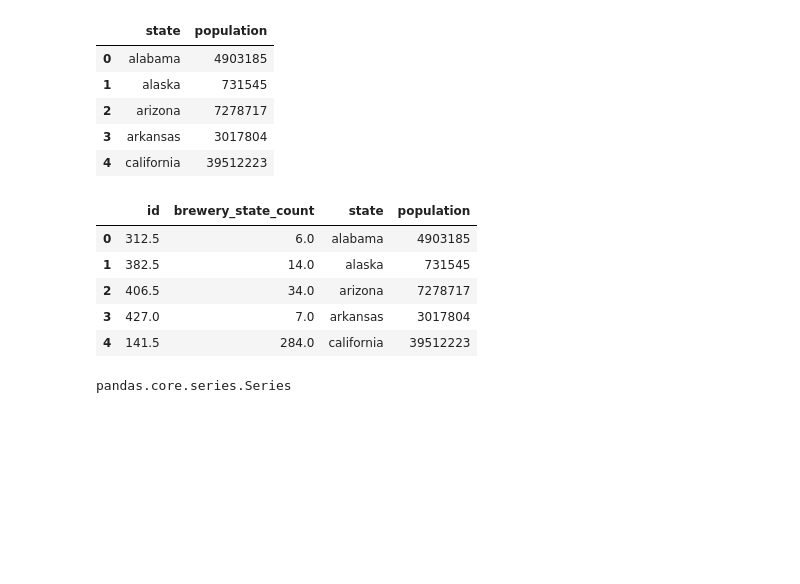
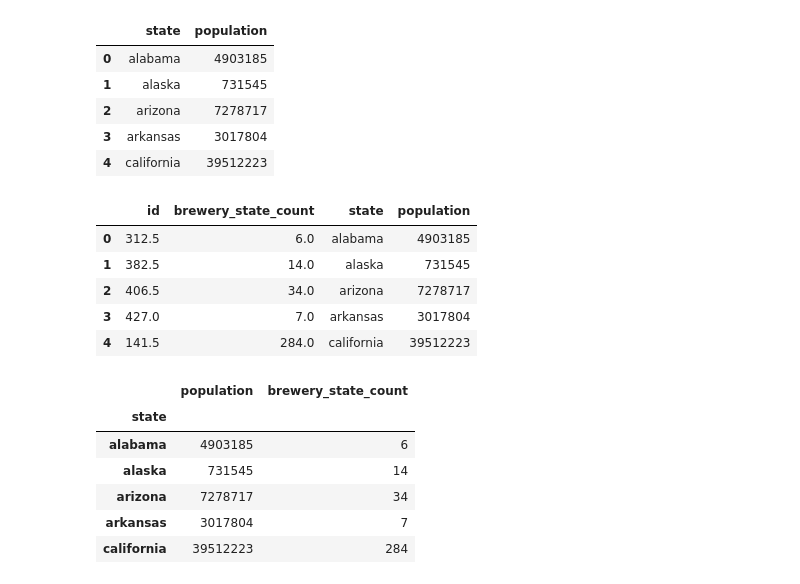
Before and after one commit to NateWitte/ETL-Project, a Jupyter notebook: UnitedStatesBreweries.ipynb, the cells around one changed output. Drawn from its saved outputs; the diff is of its cells as text; code cells hidden in the pictures; blank space fills up the shorter version.

```diff
--- a/UnitedStatesBreweries.ipynb
+++ b/UnitedStatesBreweries.ipynb
@@ -299,7 +299,14 @@ merged_df.head()
 # %%
 merged_cols = ["state", "population", "brewery_state_count"]
 merged_transformed = merged_df[merged_cols].copy()
 merged_transformed.set_index("state", inplace=True)
-merged_transformed["brewery_state_count"]=
+merged_transformed["brewery_state_count"]=merged_transformed["brewery_state_count"].astype(int)
+merged_transformed.head()
 # %% [output]
-pandas.core.series.Series
+|  | population | brewery_state_count |
+| state |  |  |
+| alabama | 4903185 | 6 |
+| alaska | 731545 | 14 |
+| arizona | 7278717 | 34 |
+| arkansas | 3017804 | 7 |
+| california | 39512223 | 284 |
```
Also changed, not shown: 1 other file.
